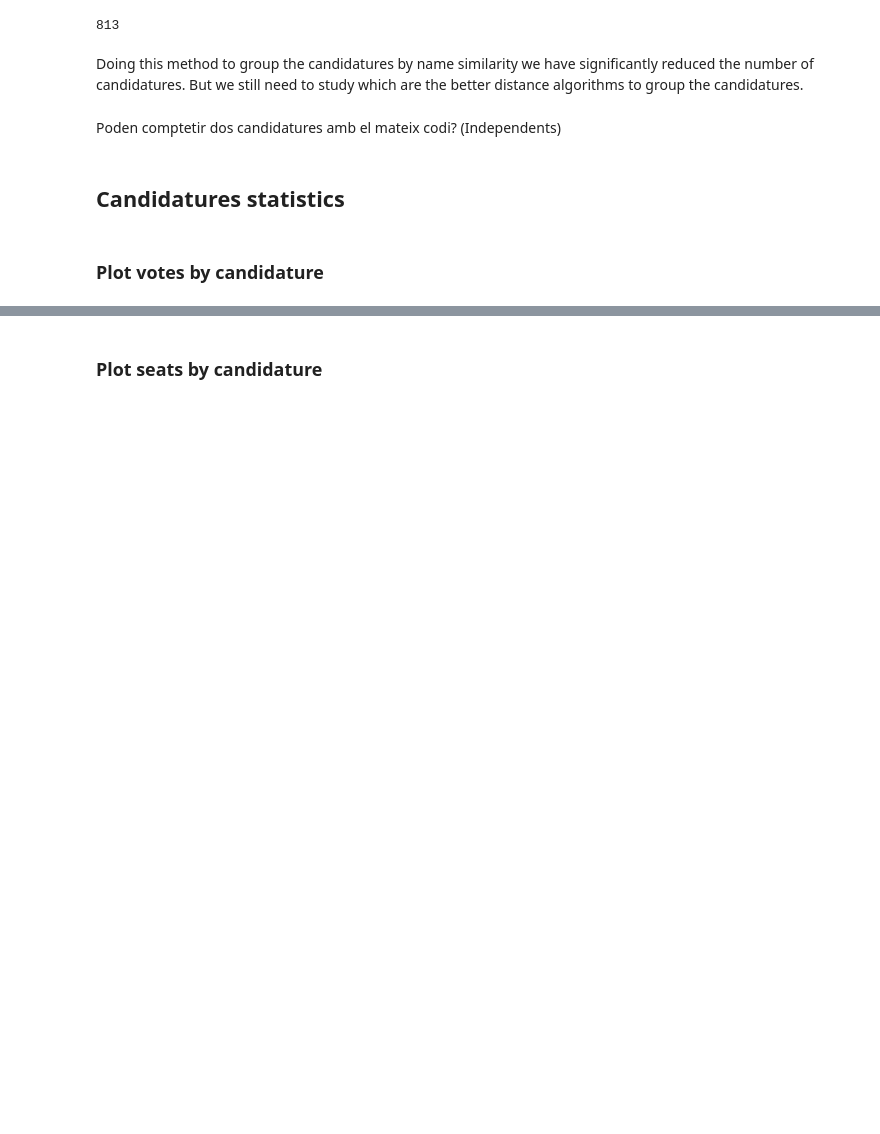
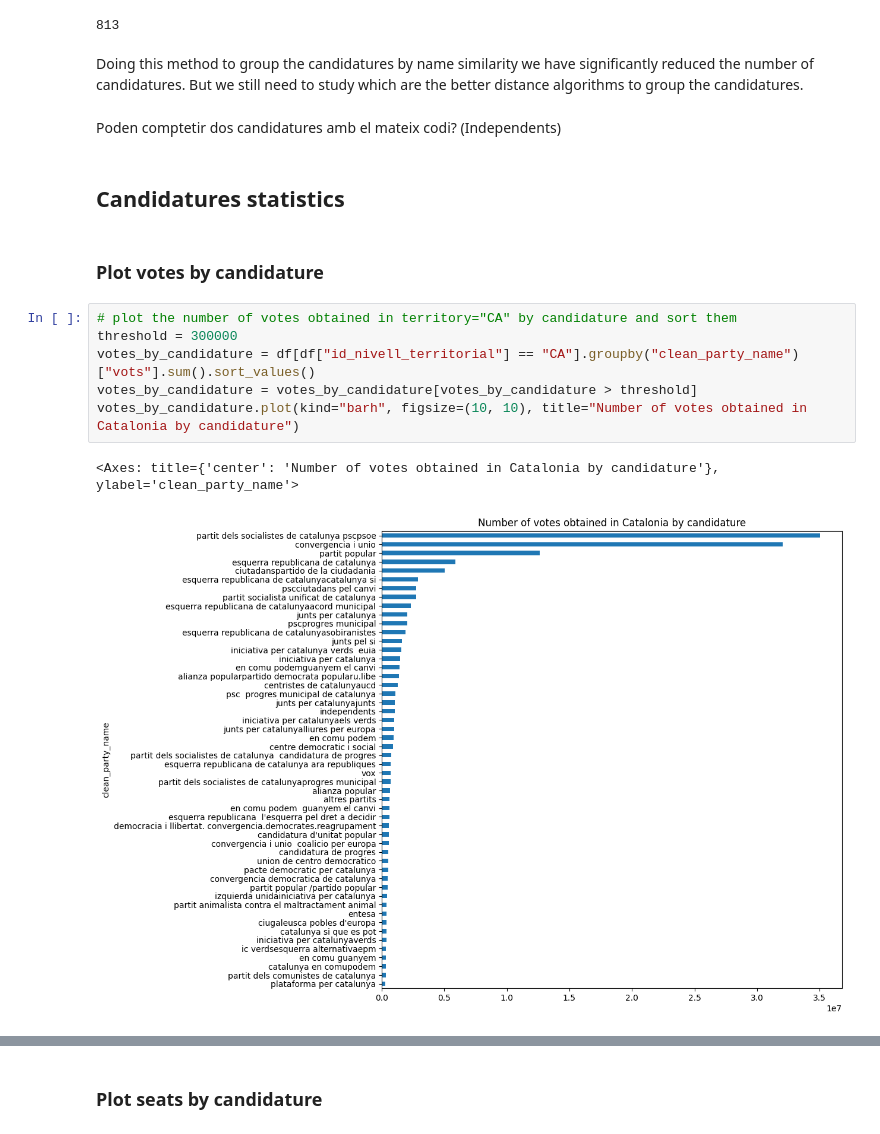
Before and after one commit to guillempla/catalan-elections-forecasting, a Jupyter notebook: src/study_data/study-clean-data.ipynb, the cells around one changed output, grey strips where cells are left out. Saved outputs shown, nothing was run; the diff lists cells and outputs as text; blank space fills up the shorter version.

Commit message:
Add number of votes/seats by candidature plots

```diff
--- a/src/study_data/study-clean-data.ipynb
+++ b/src/study_data/study-clean-data.ipynb
@@ -531,3 +531,12 @@ Poden comptetir dos candidatures amb el mateix codi? (Independents)
 ## Candidatures statistics
 # %% [markdown]
 ### Plot votes by candidature
+# %%
+# plot the number of votes obtained in territory="CA" by candidature and sort them
+threshold = 300000
+votes_by_candidature = df[df["id_nivell_territorial"] == "CA"].groupby("clean_party_name")["vots"].sum().sort_values()
+votes_by_candidature = votes_by_candidature[votes_by_candidature > threshold]
+votes_by_candidature.plot(kind="barh", figsize=(10, 10), title="Number of votes obtained in Catalonia by candidature")
+# %% [output]
+<Axes: title={'center': 'Number of votes obtained in Catalonia by candidature'}, ylabel='clean_party_name'>
+[figure, added]
```
Also changed, not shown: parts of 7 cells of this notebook.
